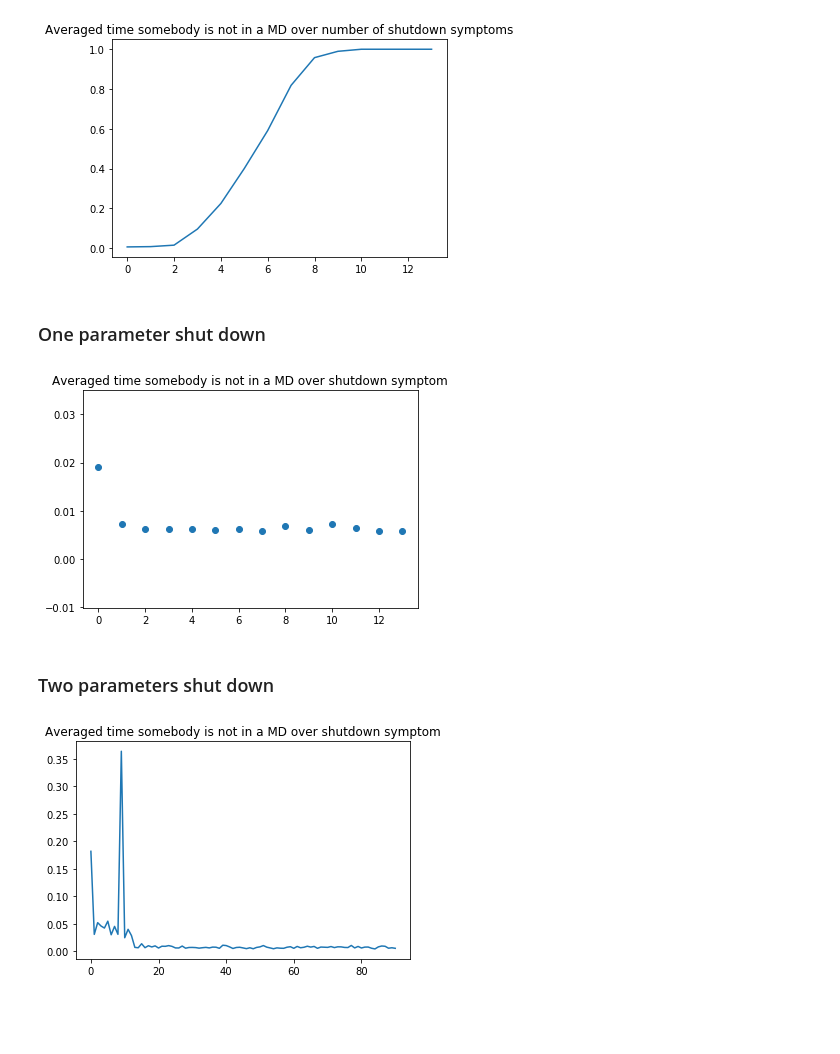
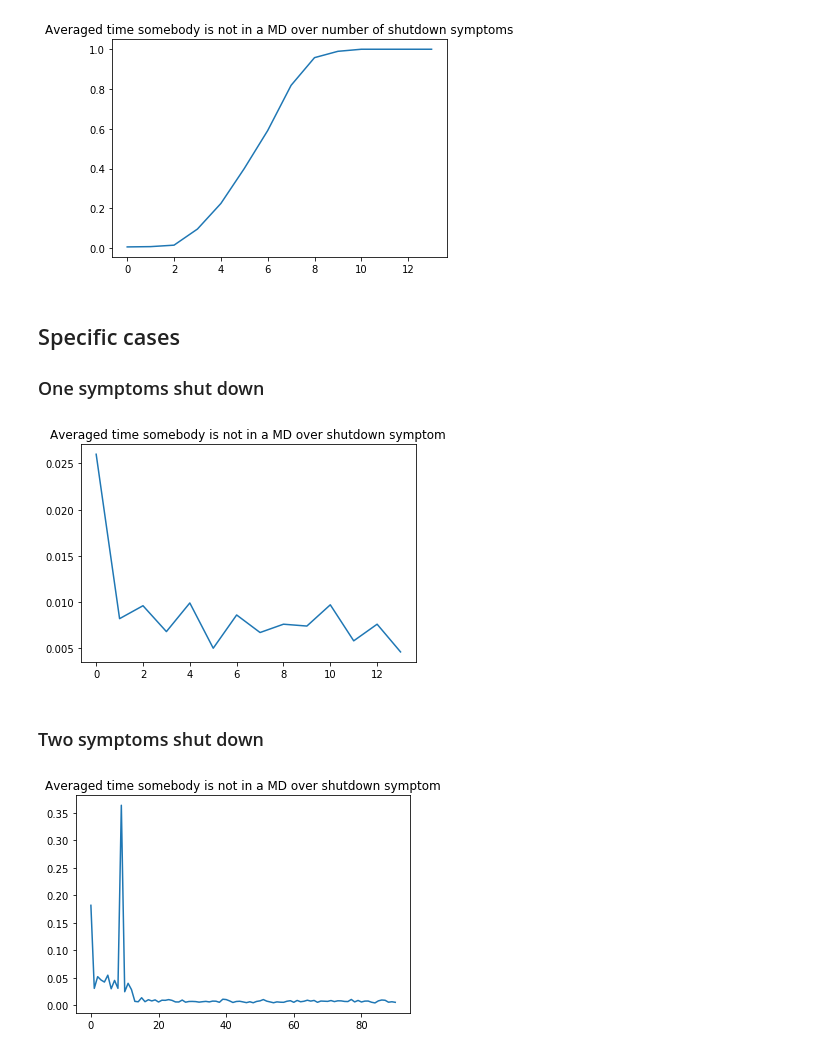
Before and after one commit to TamarTulp/Complex_systems, a Jupyter notebook: Code/Simulation 3.ipynb, the cells around one changed output. Saved outputs shown, nothing was run; the diff lists cells and outputs as text; code cells hidden in the pictures; blank space fills up the shorter version.

```diff
--- a/Code/Simulation 3.ipynb
+++ b/Code/Simulation 3.ipynb
@@ -113,11 +114,10 @@ plt.show()
 # %% [output]
 [figure]
 # %% [markdown]
-### One parameter shut down
+## Specific cases
+### One symptoms shut down
 # %%
-# Specific cases
-
-I = 100
+I = 10
 parameters = np.linspace(0,13,14)
 averages = []
 
@@ -128,13 +128,13 @@ for parameter in parameters:
         time_not_MD.append(sim(B))
     averages.append(np.mean(time_not_MD) / 1000)
 # %%
-plt.scatter(parameters, averages)
+plt.plot(averages)
 plt.title("Averaged time somebody is not in a MD over shutdown symptom")
 plt.show()
 # %% [output]
-[figure, old version]
+[figure, new version]
 # %% [markdown]
-### Two parameters shut down
+### Two symptoms shut down
 # %%
 I = 10
 parameters = np.linspace(0,13,14)
```
Also changed, not shown: parts of 18 cells of this notebook.
